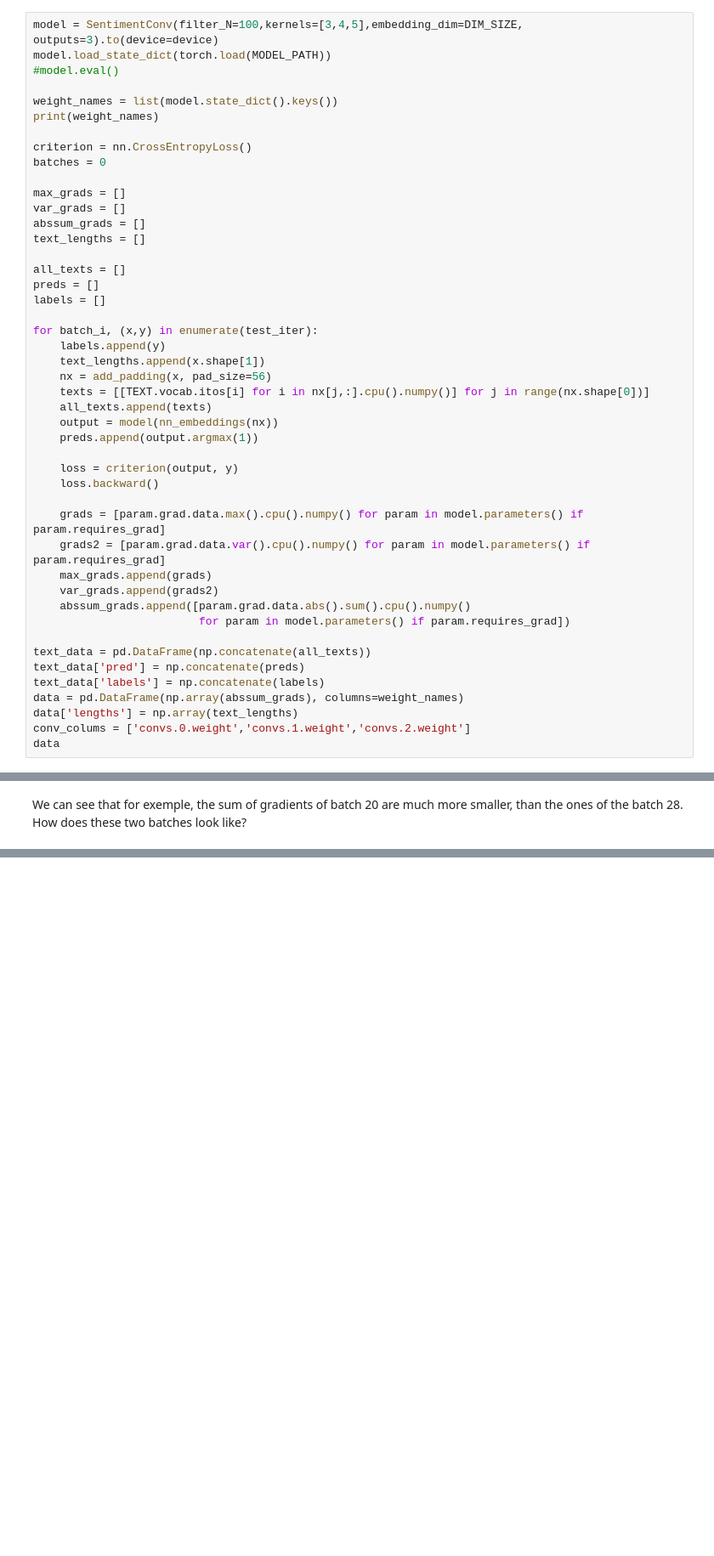
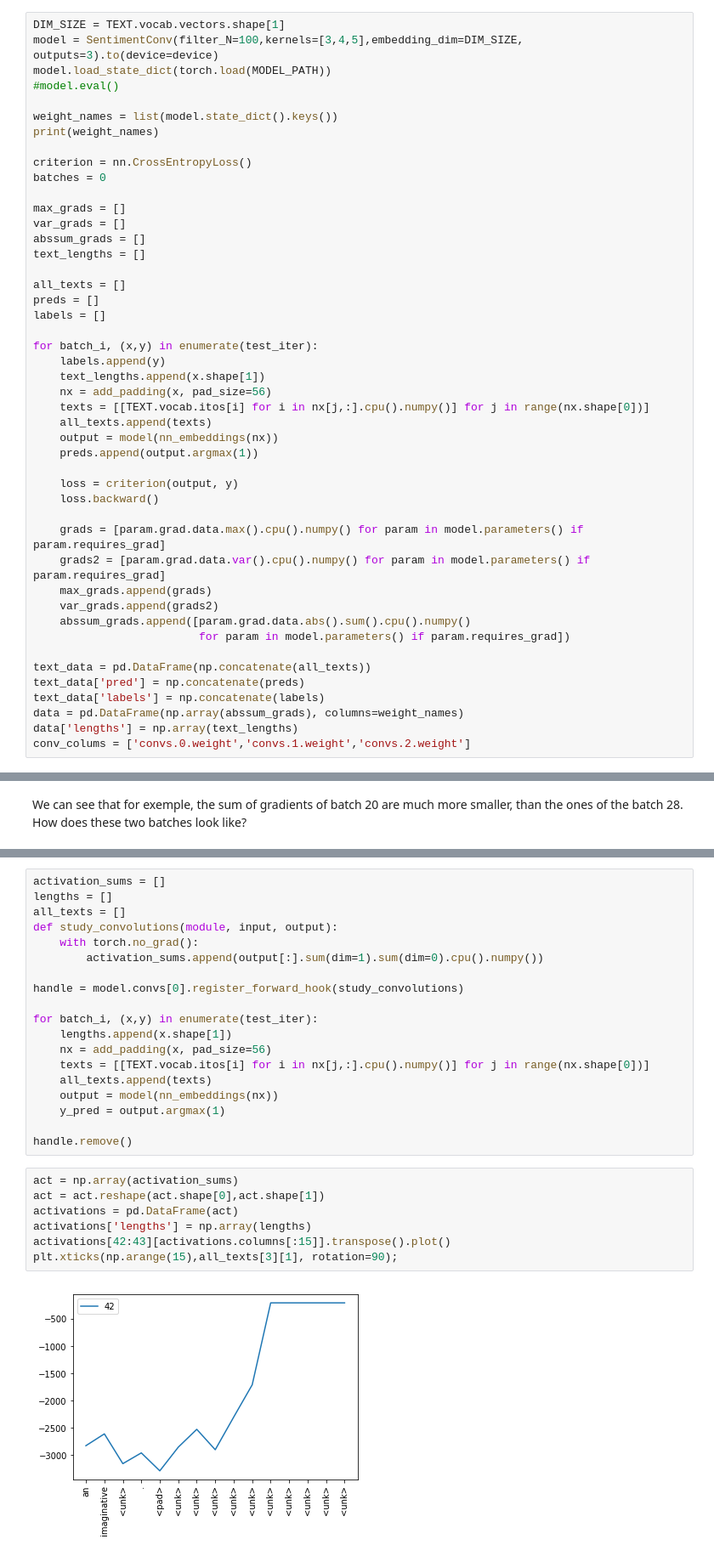
Before and after one commit to samutamm/AS, a Jupyter notebook: TME6_text.ipynb, the cells around one changed output, grey strips where cells are left out. Shown at 85% size. Drawn from its saved outputs; the diff is of its cells as text; blank space fills up the shorter version.

```diff
--- a/TME6_text.ipynb
+++ b/TME6_text.ipynb
@@ -595,6 +596,7 @@ It looks like the filters of size 5 are little bit more regular tha ones with si
 # %% [markdown]
 ## Gradients
 # %%
+DIM_SIZE = TEXT.vocab.vectors.shape[1]
 model = SentimentConv(filter_N=100,kernels=[3,4,5],embedding_dim=DIM_SIZE, outputs=3).to(device=device)
 model.load_state_dict(torch.load(MODEL_PATH))
 #model.eval()
@@ -639,6 +641,5 @@ text_data['labels'] = np.concatenate(labels)
 data = pd.DataFrame(np.array(abssum_grads), columns=weight_names)
 data['lengths'] = np.array(text_lengths)
 conv_colums = ['convs.0.weight','convs.1.weight','convs.2.weight']
-data
 # %% [output]
 ['convs.0.weight', 'convs.0.bias', 'convs.1.weight', 'convs.1.bias', 'convs.2.weight', 'convs.2.bias', 'classifier.0.weight', 'classifier.0.bias']
@@ -723,0 +711,28 @@ The first batch with smaller gradient is making less errors (3 error in classifi
+# %%
+activation_sums = []
+lengths = []
+all_texts = []
+def study_convolutions(module, input, output):
+    with torch.no_grad():
+        activation_sums.append(output[:].sum(dim=1).sum(dim=0).cpu().numpy())
+
+handle = model.convs[0].register_forward_hook(study_convolutions)
+
+for batch_i, (x,y) in enumerate(test_iter):
+    lengths.append(x.shape[1])
+    nx = add_padding(x, pad_size=56)
+    texts = [[TEXT.vocab.itos[i] for i in nx[j,:].cpu().numpy()] for j in range(nx.shape[0])]
+    all_texts.append(texts)
+    output = model(nn_embeddings(nx))
+    y_pred = output.argmax(1)
+
+handle.remove()
+# %%
+act = np.array(activation_sums)
+act = act.reshape(act.shape[0],act.shape[1])
+activations = pd.DataFrame(act)
+activations['lengths'] = np.array(lengths)
+activations[42:43][activations.columns[:15]].transpose().plot()
+plt.xticks(np.arange(15),all_texts[3][1], rotation=90);
+# %% [output]
+[figure, added]
```
Also changed, not shown: parts of 6 cells of this notebook, 4 other files.
